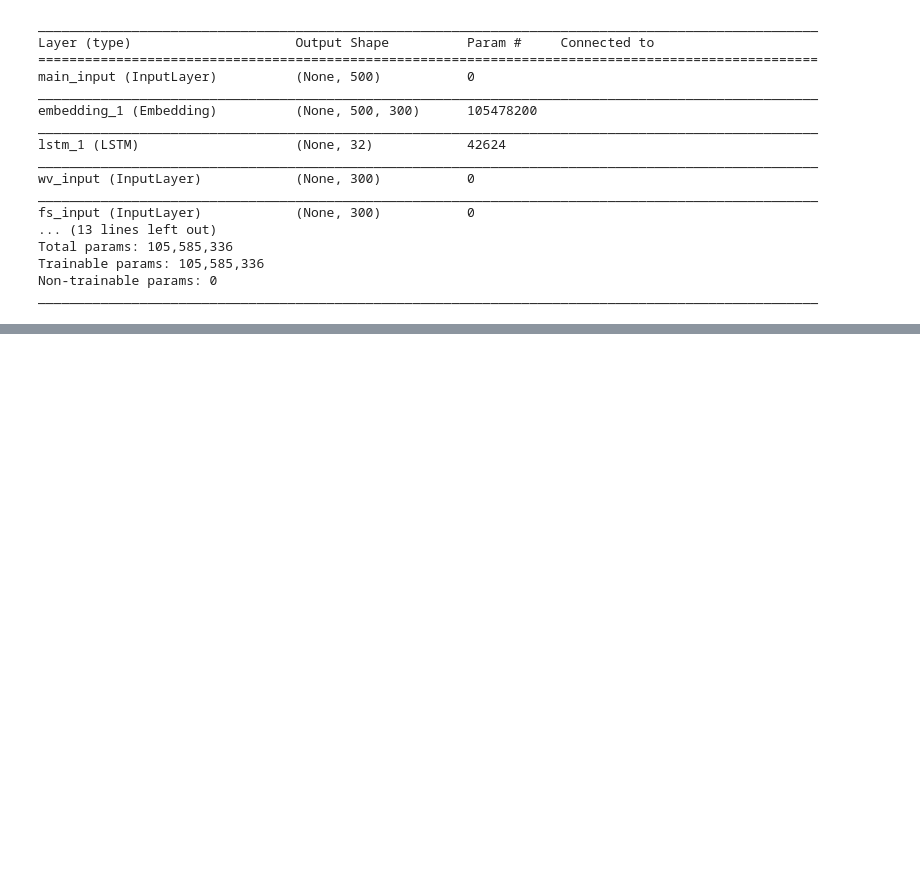
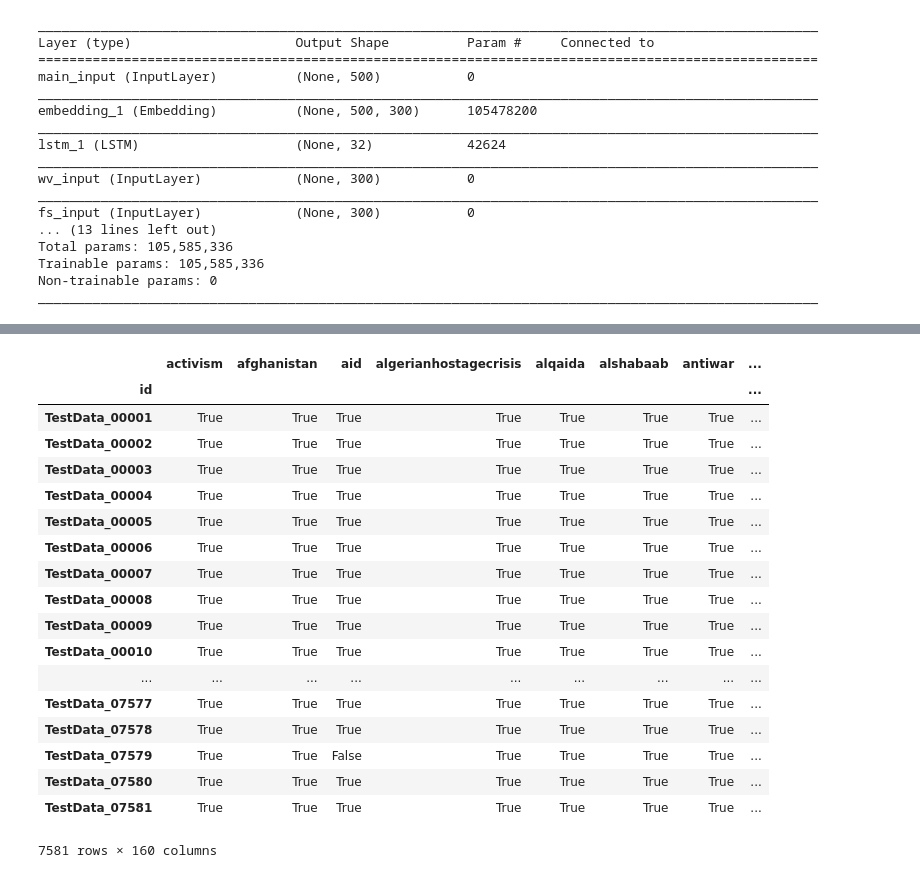
Before and after one commit to avsolatorio/data-science-challenge-growing-instability-05-13-2017, a Jupyter notebook: src/LSTM + Word2vec + Fasttext.ipynb, the cells around one changed output, grey strips where cells are left out. Saved outputs shown, nothing was run; the diff lists cells and outputs as text; code cells hidden in the pictures; blank space fills up the shorter version.

```diff
--- a/src/LSTM + Word2vec + Fasttext.ipynb
+++ b/src/LSTM + Word2vec + Fasttext.ipynb
@@ -267,0 +468,3 @@ len(np.where(test_probas > 0.002)[1])
+# %%
+skip_index = [int(s.split('_')[1]) - 1 for s in test_null_index]  # Subtract 1 since test index starts at 1 while enumerate starts at 0
+skip_index
@@ -268,13 +477,25 @@ len(np.where(test_probas > 0.002)[1])
 # %%
 %%time
+adjust_index = 0
 # valid_test_feature_vec found below!
+test_values = np.zeros([test_df.shape[0], len(topics)])
+for ix, pred in enumerate(main_test_probas):
+    if ix in skip_index:
+        test_values[ix] = np.nan
+        # Increment adjust index so that we have the correct index for other samples
+        adjust_index += 1
+        continue
 
-test_values = np.zeros([test_df.shape[0], len(topics)])
-for ix, pred in enumerate(test_probas):
-    for v in get_classes(pred):
-        test_values[ix][v] = 1
+    for v in get_classes(pred, thresh=0.01):
+        test_values[ix + adjust_index][v] = 1
 
 test_sub_df = pd.DataFrame(test_values, columns=sorted(topics), index=test_df.index)
+
+q = test_sub_df.sum(axis=1)
+assert(len(q[q.isnull()].index.difference(test_null_index)) == 0)
+
+test_sub_df = test_sub_df.fillna(0)
+
 # for i in test_feature_vec[test_feature_vec.isnull()].index:
 #     test_sub_df.ix[i] = np.zeros(len(topics))
 # %% [output]
@@ -289,0 +527,2 @@ test_sub_df.astype(int).reset_index().rename(columns={'index': 'id'}).sort_value
+# %%
+top_submission = pd.read_csv('basic_nn_submission_0.649_accuracy_multi_class.csv')
@@ -289,0 +536,2 @@ test_sub_df.astype(int).reset_index().rename(columns={'index': 'id'}).sort_value
+# %%
+top_submission.set_index('id').ix[q[q == 0].index].sum(axis=1)
@@ -289,0 +556,22 @@ test_sub_df.astype(int).reset_index().rename(columns={'index': 'id'}).sort_value
+# %%
+top_submission.set_index('id') == test_sub_df
+# %% [output]
+|  | activism | afghanistan | aid | algerianhostagecrisis | alqaida | alshabaab | antiwar | ... |
+| id |  |  |  |  |  |  |  | ... |
+| TestData_00001 | True | True | True | True | True | True | True | ... |
+| TestData_00002 | True | True | True | True | True | True | True | ... |
+| TestData_00003 | True | True | True | True | True | True | True | ... |
+| TestData_00004 | True | True | True | True | True | True | True | ... |
+| TestData_00005 | True | True | True | True | True | True | True | ... |
+| TestData_00006 | True | True | True | True | True | True | True | ... |
+| TestData_00007 | True | True | True | True | True | True | True | ... |
+| TestData_00008 | True | True | True | True | True | True | True | ... |
+| TestData_00009 | True | True | True | True | True | True | True | ... |
+| TestData_00010 | True | True | True | True | True | True | True | ... |
+| ... | ... | ... | ... | ... | ... | ... | ... | ... |
+| TestData_07577 | True | True | True | True | True | True | True | ... |
+| TestData_07578 | True | True | True | True | True | True | True | ... |
+| TestData_07579 | True | True | False | True | True | True | True | ... |
+| TestData_07580 | True | True | True | True | True | True | True | ... |
+| TestData_07581 | True | True | True | True | True | True | True | ... |
+7581 rows × 160 columns
```
Also changed, not shown: parts of 61 cells of this notebook.
